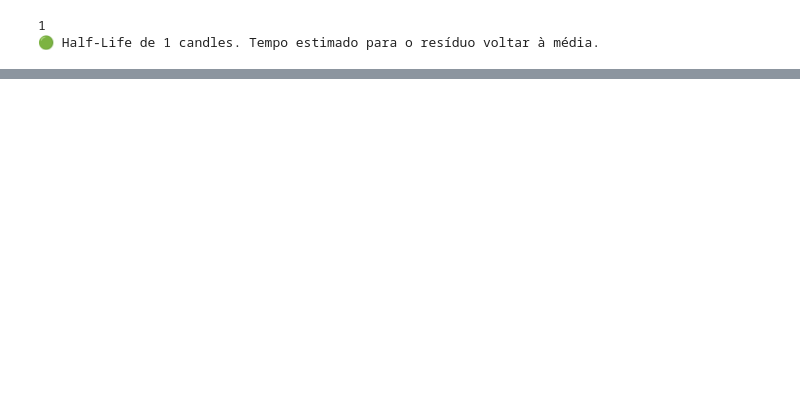
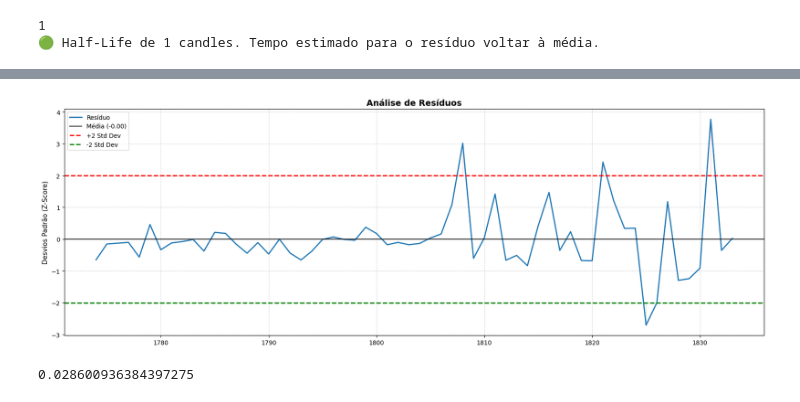
Before and after one commit to andreolvgomes/botquant, a Jupyter notebook: lab/funcoes.ipynb, the cells around one changed output, grey strips where cells are left out. Cells and saved outputs as stored; diff of their text form; code cells hidden in the pictures; blank space fills up the shorter version.

```diff
--- a/lab/funcoes.ipynb
+++ b/lab/funcoes.ipynb
@@ -549,3 +574,17 @@ for i in range(inicio_replay, total_linhas):
 🎬 Replay Candle: 2026-07-23 11:05:00 | Passo 200/200
+# %%
+resultado = run_pykalman(df["WDO"], df["WIN"])
+for i in range(inicio_replay, total_linhas):
+
+    janela = resultado.iloc[i-60:i]
+
+    clear_output(wait=True)
+
+    plot_residue(janela["resid"], desv_input=2, padronizar=True)
+
+    print(janela.iloc[-1]["beta"])
+# %% [output]
+[figure, added]
+0.028600936384397275
 # %%
 kalman = PairKalman()
```
Also changed, not shown: parts of 10 cells of this notebook.
